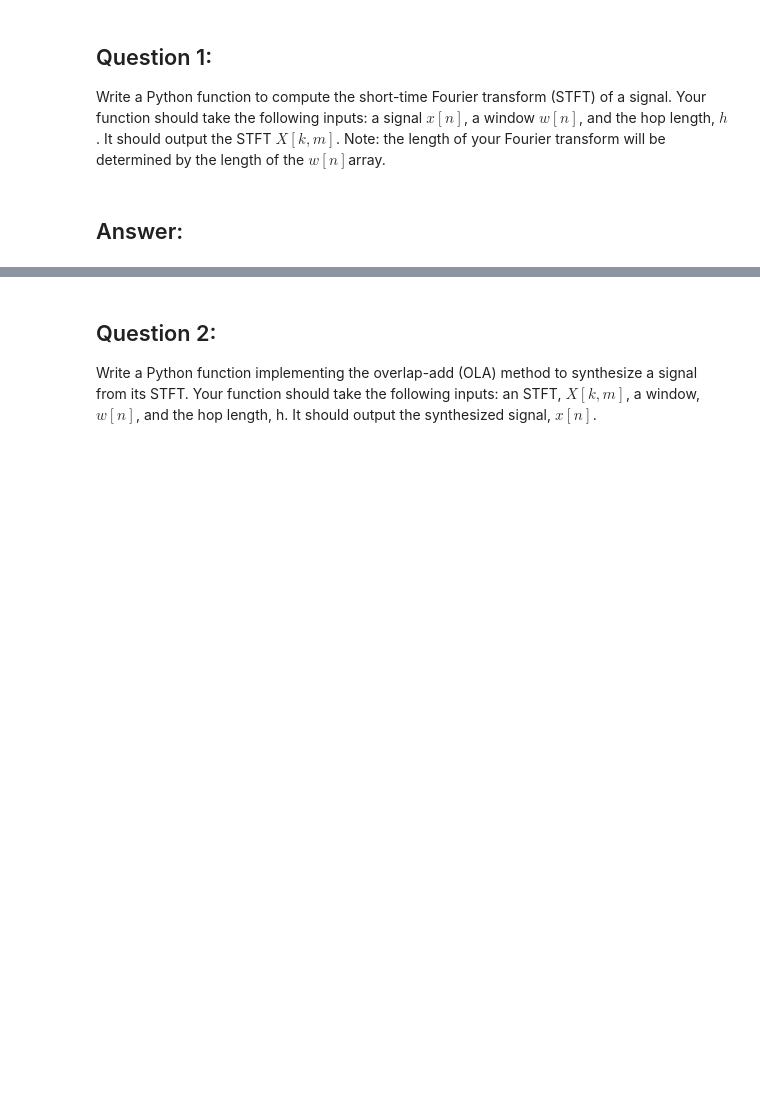
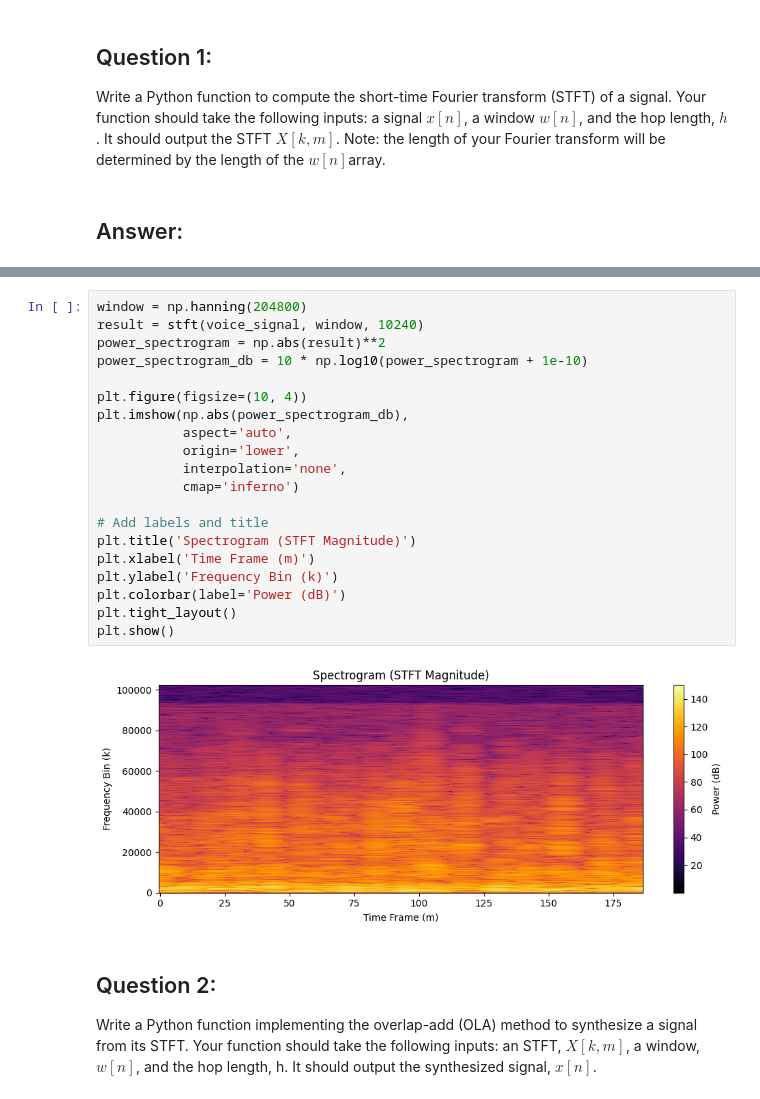
Before and after one commit to nicksignal/DSP-Fall-2025, a Jupyter notebook: XZT6ZR_HW3.ipynb, the cells around one changed output, grey strips where cells are left out. Saved outputs shown, nothing was run; the diff lists cells and outputs as text; blank space fills up the shorter version.

```diff
--- a/XZT6ZR_HW3.ipynb
+++ b/XZT6ZR_HW3.ipynb
@@ -17,3 +58,25 @@ Write a Python function to compute the short-time Fourier transform (STFT) of a
+# %%
+window = np.hanning(204800)
+result = stft(voice_signal, window, 10240)
+power_spectrogram = np.abs(result)**2
+power_spectrogram_db = 10 * np.log10(power_spectrogram + 1e-10)
+
+plt.figure(figsize=(10, 4))
+plt.imshow(np.abs(power_spectrogram_db),
+           aspect='auto',
+           origin='lower',
+           interpolation='none',
+           cmap='inferno')
+
+# Add labels and title
+plt.title('Spectrogram (STFT Magnitude)')
+plt.xlabel('Time Frame (m)')
+plt.ylabel('Frequency Bin (k)')
+plt.colorbar(label='Power (dB)')
+plt.tight_layout()
+plt.show()
+# %% [output]
+[figure, added]
 # %% [markdown]
 ## Question 2:
 
```
Also changed, not shown: parts of 4 cells of this notebook.
